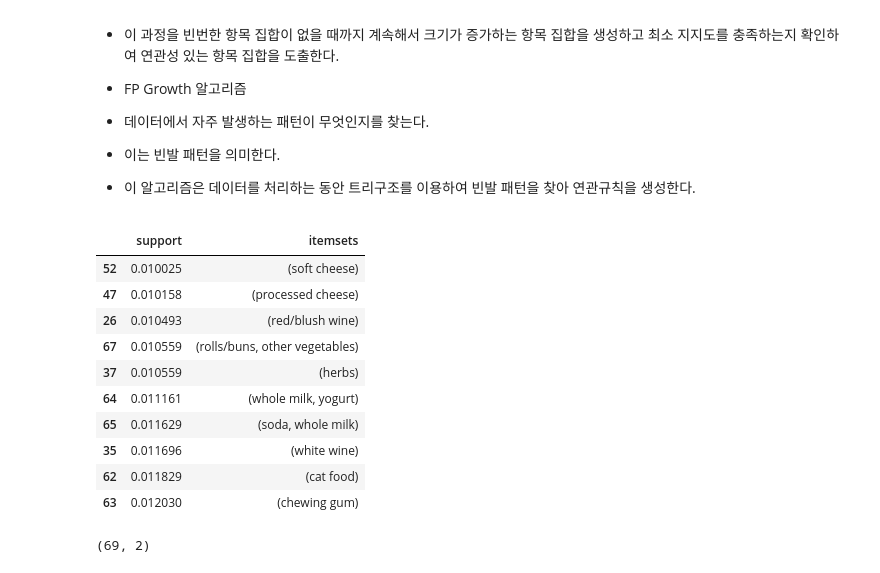
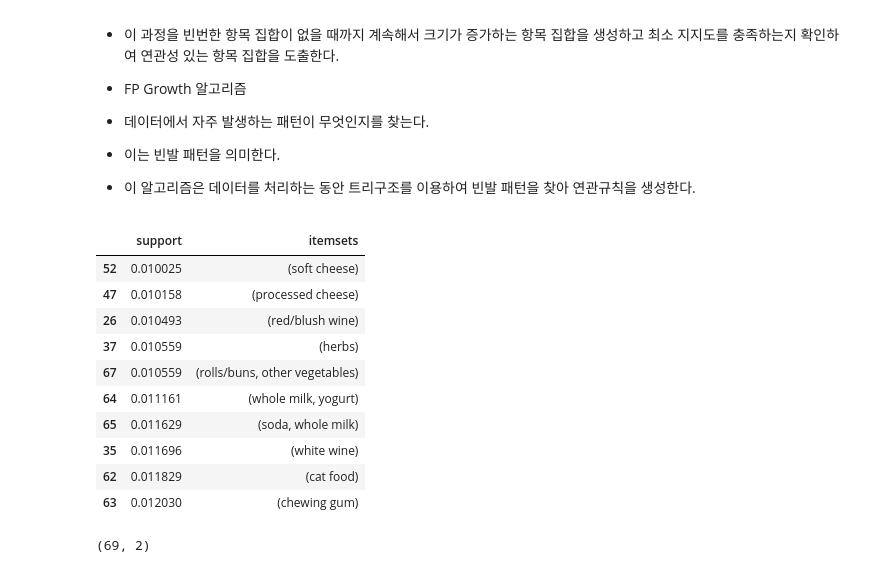
Before and after one commit to rommaniitedomum/deep_learning, a Jupyter notebook: correlations_of_food_buying.ipynb, the cells around one changed output. Cells and saved outputs as stored; diff of their text form; code cells hidden in the pictures.

```diff
--- a/correlations_of_food_buying.ipynb
+++ b/correlations_of_food_buying.ipynb
@@ -265,19 +265,19 @@ transaction2.to_csv('groceries_transaction.csv')
 # %%
 # 연관 규칙 사용 알고리즘 라이브러리
 from mlxtend.frequent_patterns import fpgrowth, association_rules
 
 # FP Growth를 적용하고 최소 지지도를 0.01, 최대 항목수를 3으로 설정하여 빈발 항목 집합을 찾는다.
 frequent_itemsets = fpgrowth(transaction2, min_support=0.01, max_len=3, use_colnames=True)
-frequent_itemsets.sort_values(by=['support'], ascending=True).head(10)
+frequent_itemsets.sort_values(by=['support',], ascending=True).head(10)
 
 # 단일 항목을 제외하면 (rolls/buns, other vegetables), (yogurts, whole milk), (soda, whole milk)결과
 # %% [output]
 |  | support | itemsets |
 | 52 | 0.010025 | (soft cheese) |
 | 47 | 0.010158 | (processed cheese) |
 | 26 | 0.010493 | (red/blush wine) |
+| 37 | 0.010559 | (herbs) |
 | 67 | 0.010559 | (rolls/buns, other vegetables) |
-| 37 | 0.010559 | (herbs) |
 | 64 | 0.011161 | (whole milk, yogurt) |
 | 65 | 0.011629 | (soda, whole milk) |
 | 35 | 0.011696 | (white wine) |
```
Also changed, not shown: 2 other files.
